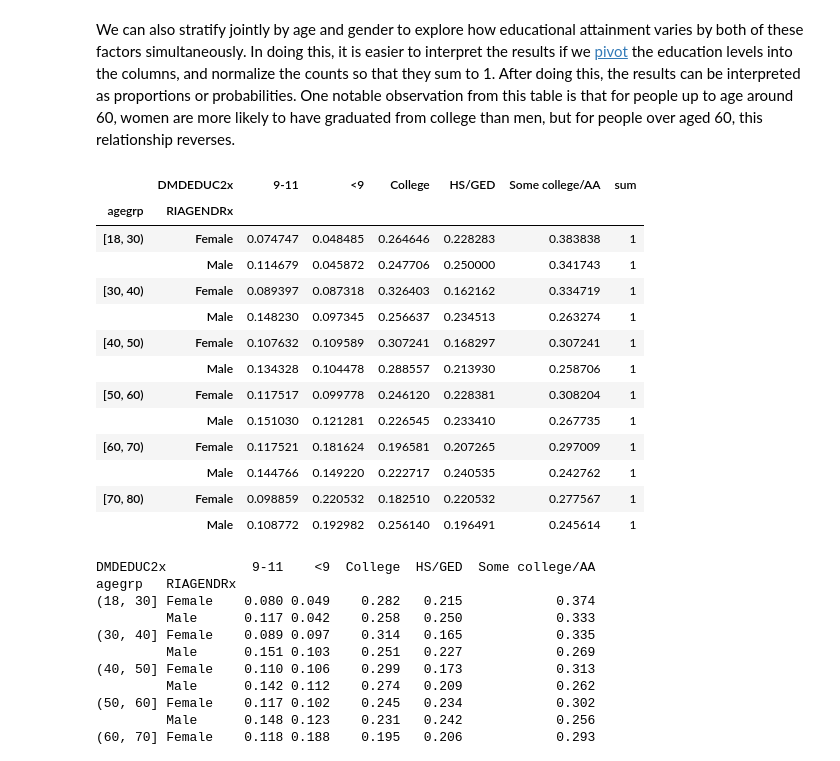
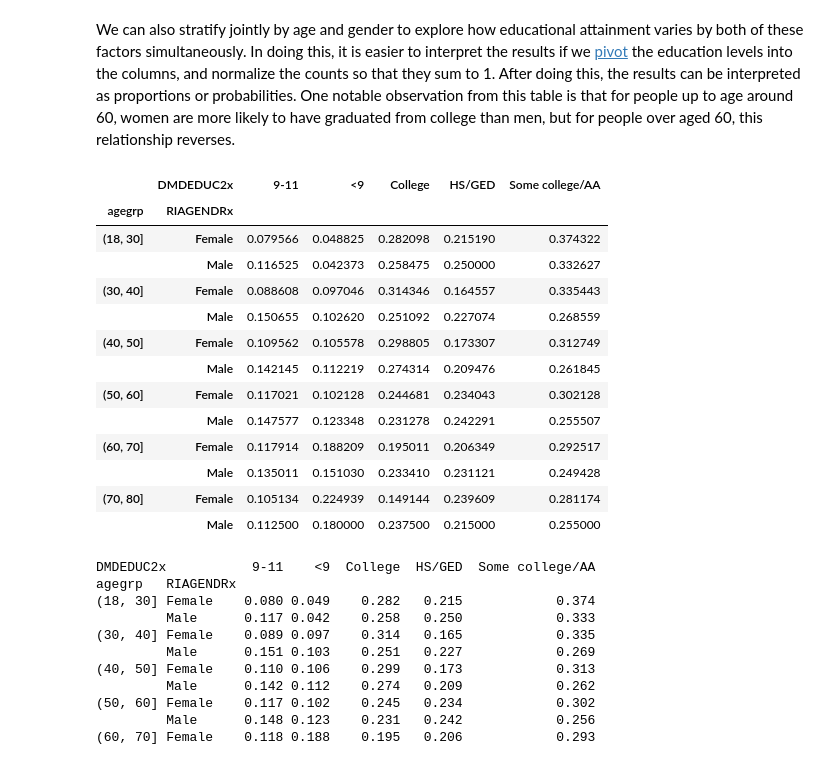
Before and after one commit to daneelfx/statistics_with_python_coursera, a Jupyter notebook: 1. Understanding and Visualizing Data with Python/Week2/nhanes_univariate_analyses.ipynb, the cells around one changed output. Drawn from its saved outputs; the diff is of its cells as text; code cells hidden in the pictures.

```diff
--- a/1. Understanding and Visualizing Data with Python/Week2/nhanes_univariate_analyses.ipynb
+++ b/1. Understanding and Visualizing Data with Python/Week2/nhanes_univariate_analyses.ipynb
@@ -328,23 +328,22 @@ We can also stratify jointly by age and gender to explore how educational attain
 # %%
 dx = da.loc[~da.DMDEDUC2x.isin(["Don't know", "Missing"]), :]  # Eliminate rare/missing values
 dx = dx.groupby(["agegrp", "RIAGENDRx"])["DMDEDUC2x"]
 dx = dx.value_counts()
 dx = dx.unstack()
 dx = dx.apply(lambda x: x/x.sum(), axis=1)
-dx['sum'] = 1
 dx
 # %% [output]
-|  | DMDEDUC2x | 9-11 | <9 | College | HS/GED | Some college/AA | sum |
-| agegrp | RIAGENDRx |  |  |  |  |  |  |
-| [18, 30) | Female | 0.074747 | 0.048485 | 0.264646 | 0.228283 | 0.383838 | 1 |
-|  | Male | 0.114679 | 0.045872 | 0.247706 | 0.250000 | 0.341743 | 1 |
-| [30, 40) | Female | 0.089397 | 0.087318 | 0.326403 | 0.162162 | 0.334719 | 1 |
-|  | Male | 0.148230 | 0.097345 | 0.256637 | 0.234513 | 0.263274 | 1 |
-| [40, 50) | Female | 0.107632 | 0.109589 | 0.307241 | 0.168297 | 0.307241 | 1 |
-|  | Male | 0.134328 | 0.104478 | 0.288557 | 0.213930 | 0.258706 | 1 |
-| [50, 60) | Female | 0.117517 | 0.099778 | 0.246120 | 0.228381 | 0.308204 | 1 |
-|  | Male | 0.151030 | 0.121281 | 0.226545 | 0.233410 | 0.267735 | 1 |
-| [60, 70) | Female | 0.117521 | 0.181624 | 0.196581 | 0.207265 | 0.297009 | 1 |
-|  | Male | 0.144766 | 0.149220 | 0.222717 | 0.240535 | 0.242762 | 1 |
-| [70, 80) | Female | 0.098859 | 0.220532 | 0.182510 | 0.220532 | 0.277567 | 1 |
-|  | Male | 0.108772 | 0.192982 | 0.256140 | 0.196491 | 0.245614 | 1 |
+|  | DMDEDUC2x | 9-11 | <9 | College | HS/GED | Some college/AA |
+| agegrp | RIAGENDRx |  |  |  |  |  |
+| (18, 30] | Female | 0.079566 | 0.048825 | 0.282098 | 0.215190 | 0.374322 |
+|  | Male | 0.116525 | 0.042373 | 0.258475 | 0.250000 | 0.332627 |
+| (30, 40] | Female | 0.088608 | 0.097046 | 0.314346 | 0.164557 | 0.335443 |
+|  | Male | 0.150655 | 0.102620 | 0.251092 | 0.227074 | 0.268559 |
+| (40, 50] | Female | 0.109562 | 0.105578 | 0.298805 | 0.173307 | 0.312749 |
+|  | Male | 0.142145 | 0.112219 | 0.274314 | 0.209476 | 0.261845 |
+| (50, 60] | Female | 0.117021 | 0.102128 | 0.244681 | 0.234043 | 0.302128 |
+|  | Male | 0.147577 | 0.123348 | 0.231278 | 0.242291 | 0.255507 |
+| (60, 70] | Female | 0.117914 | 0.188209 | 0.195011 | 0.206349 | 0.292517 |
+|  | Male | 0.135011 | 0.151030 | 0.233410 | 0.231121 | 0.249428 |
+| (70, 80] | Female | 0.105134 | 0.224939 | 0.149144 | 0.239609 | 0.281174 |
+|  | Male | 0.112500 | 0.180000 | 0.237500 | 0.215000 | 0.255000 |
```
Also changed, not shown: parts of 3 cells of this notebook.
